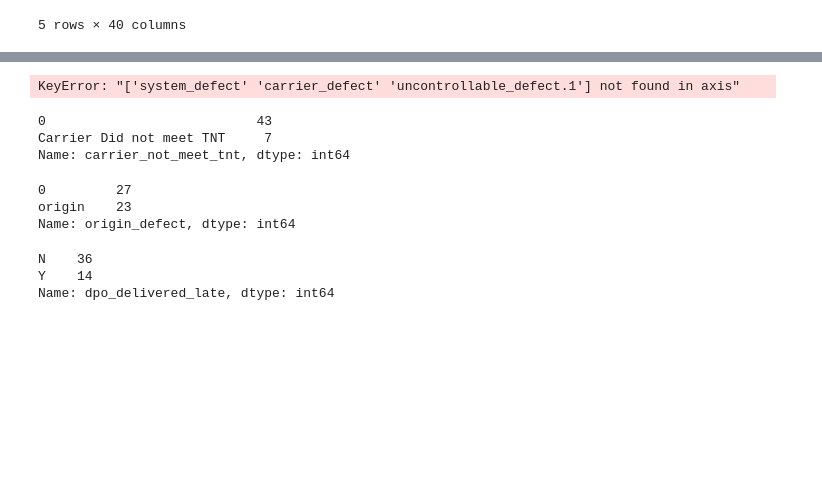
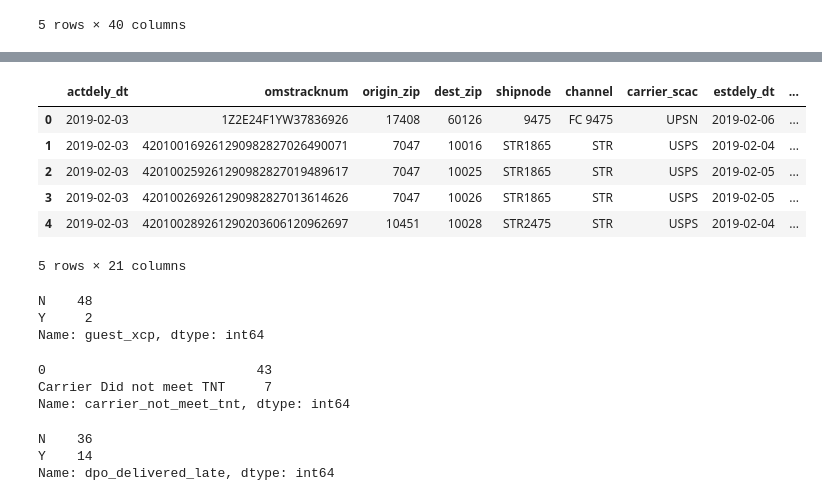
Before and after one commit to mmilner3/DPO_Analysis, a Jupyter notebook: Clean_DPO_Table.ipynb, the cells around one changed output, grey strips where cells are left out. Drawn from its saved outputs; the diff is of its cells as text; code cells hidden in the pictures; blank space fills up the shorter version.

```diff
--- a/Clean_DPO_Table.ipynb
+++ b/Clean_DPO_Table.ipynb
@@ -70,9 +70,23 @@ system_defect.1           object
 dpo_delivered_late        object
 dtype: object
 # %%
-dpo_table = dpo_table.drop(['system_defect','carrier_defect','uncontrollable_defect.1', ], axis=1)
+dpo_table = dpo_table.drop(['ordnum','reqship_dt','delivered_late','sysship_dttm','sysship_dt','actdely_month','xcpnscan1_desc','xcpnscan4_desc','xcpnscan2_desc','xcpnscan3_desc','carrier_pub_tnt','transit_override','order_dttm','late_ship_business','node_on_time_ship','carrier_defect','origin_defect','system_defect','uncontrollable_defect' ], axis=1)
-# %% [output]
-KeyError: "['system_defect' 'carrier_defect' 'uncontrollable_defect.1'] not found in axis"
+# %%
+dpo_table.head()
+# %% [output]
+|  | actdely_dt | omstracknum | origin_zip | dest_zip | shipnode | channel | carrier_scac | estdely_dt | ... |
+| 0 | 2019-02-03 | 1Z2E24F1YW37836926 | 17408 | 60126 | 9475 | FC 9475 | UPSN | 2019-02-06 | ... |
+| 1 | 2019-02-03 | 420100169261290982827026490071 | 7047 | 10016 | STR1865 | STR | USPS | 2019-02-04 | ... |
+| 2 | 2019-02-03 | 420100259261290982827019489617 | 7047 | 10025 | STR1865 | STR | USPS | 2019-02-05 | ... |
+| 3 | 2019-02-03 | 420100269261290982827013614626 | 7047 | 10026 | STR1865 | STR | USPS | 2019-02-05 | ... |
+| 4 | 2019-02-03 | 420100289261290203606120962697 | 10451 | 10028 | STR2475 | STR | USPS | 2019-02-04 | ... |
+5 rows × 21 columns
+# %%
+dpo_table.guest_xcp.value_counts()
+# %% [output]
+N    48
+Y     2
+Name: guest_xcp, dtype: int64
 # %%
 # do NaN's mean the carrier did meet TNT?
 dpo_table.carrier_not_meet_tnt.value_counts()
@@ -80,12 +94,6 @@ dpo_table.carrier_not_meet_tnt.value_counts()
 0                           43
 Carrier Did not meet TNT     7
 Name: carrier_not_meet_tnt, dtype: int64
-# %%
-dpo_table.origin_defect.value_counts()
-# %% [output]
-0         27
-origin    23
-Name: origin_defect, dtype: int64
 # %%
 dpo_table.dpo_delivered_late.value_counts()
 # %% [output]
```
Also changed, not shown: parts of 22 cells of this notebook, 1 other file.
